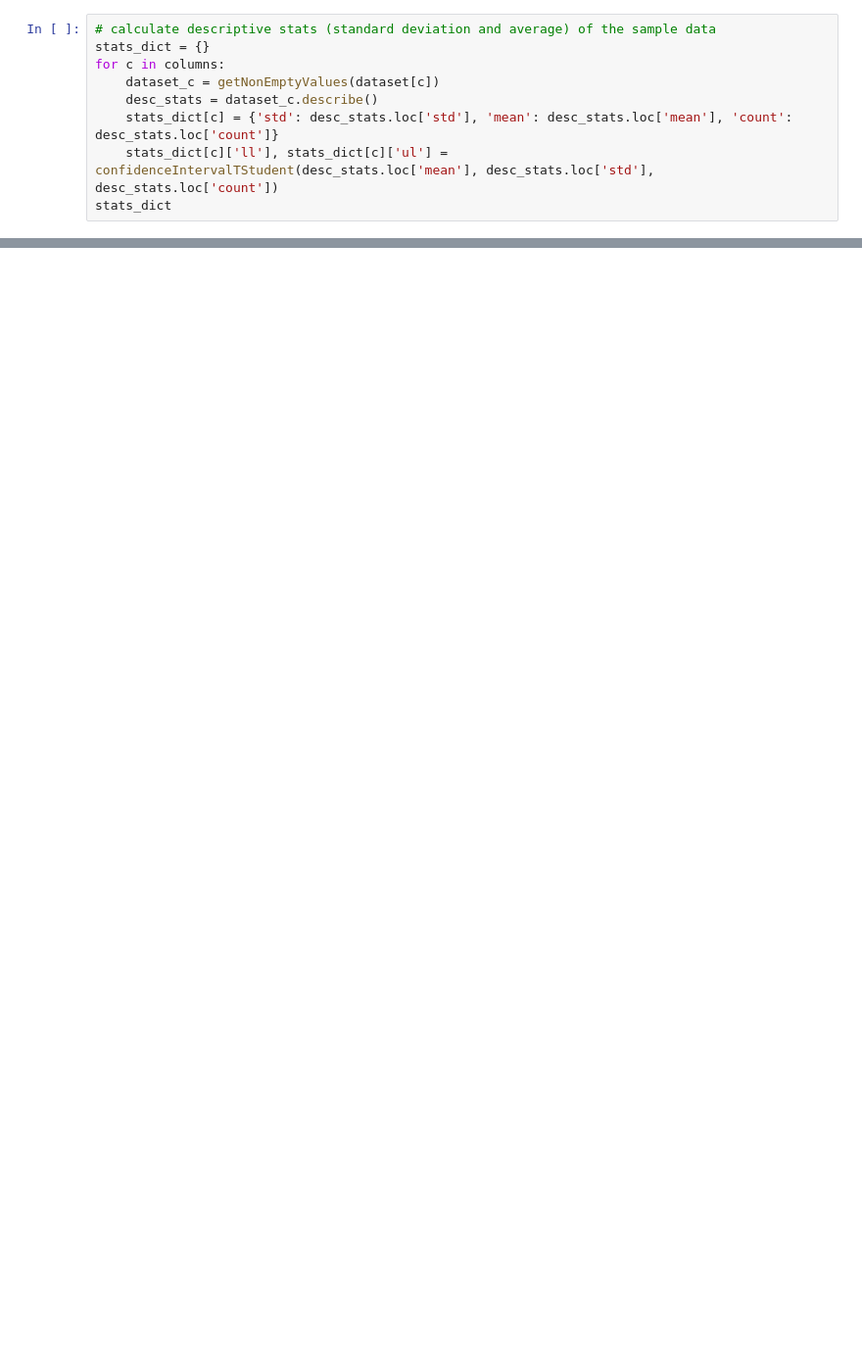
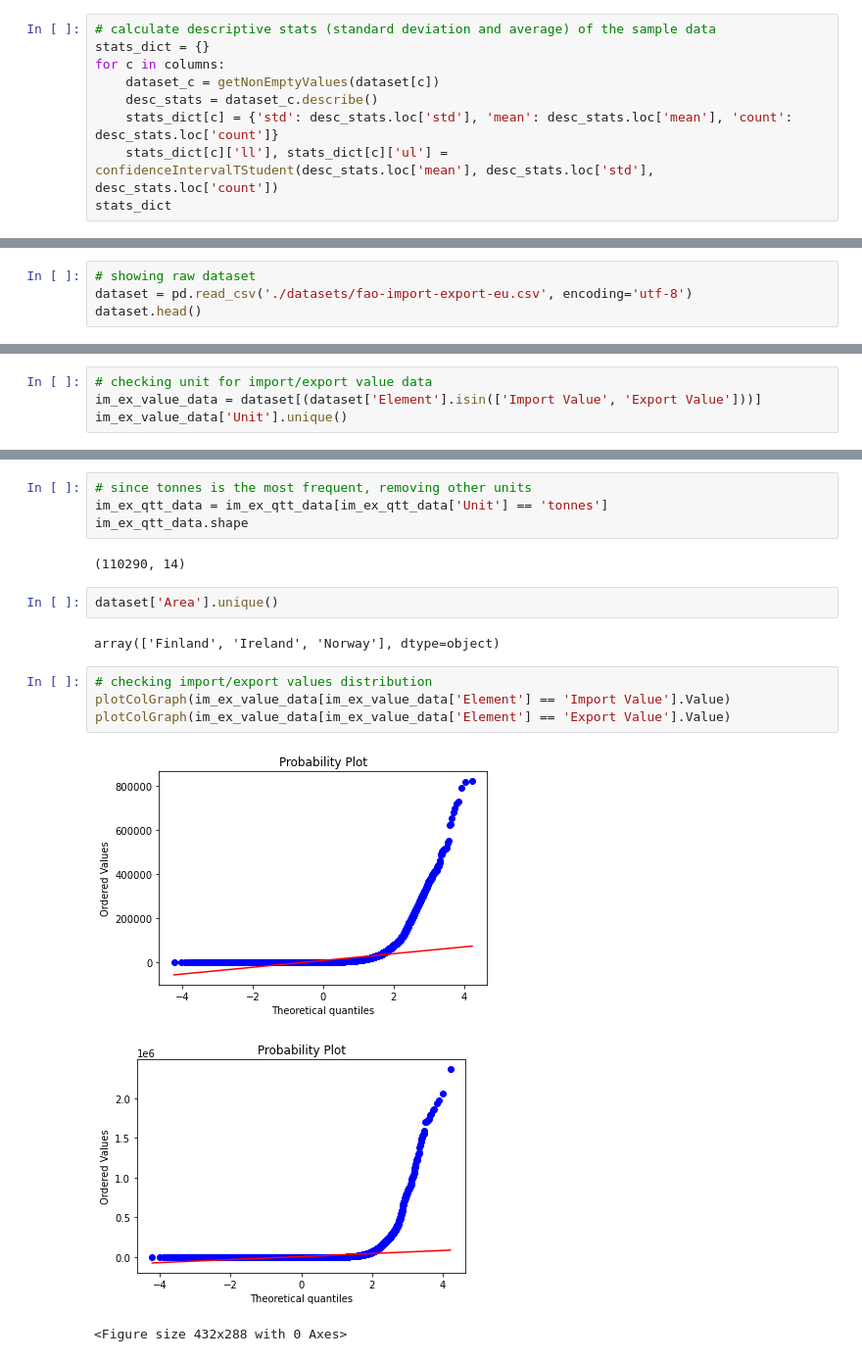
Before and after one commit to CCT-MastersDA/cct-ca2, a Jupyter notebook: jupyter/Statistics.ipynb, the cells around one changed output, grey strips where cells are left out. Shown: that part at 98% size. Saved outputs shown, nothing was run; the diff lists cells and outputs as text; blank space fills up the shorter version.

Commit message:
Stats - Import/Export analysis - Start of food price inflation

```diff
--- a/jupyter/Statistics.ipynb
+++ b/jupyter/Statistics.ipynb
@@ -162,0 +213,4 @@ plt.legend(loc=2)
+# %%
+# showing raw dataset
+dataset = pd.read_csv('./datasets/fao-import-export-eu.csv', encoding='utf-8')
+dataset.head()
@@ -162,0 +251,4 @@ plt.legend(loc=2)
+# %%
+# checking unit for import/export value data
+im_ex_value_data = dataset[(dataset['Element'].isin(['Import Value', 'Export Value']))]
+im_ex_value_data['Unit'].unique()
@@ -162,0 +267,18 @@ plt.legend(loc=2)
+# %%
+# since tonnes is the most frequent, removing other units
+im_ex_qtt_data = im_ex_qtt_data[im_ex_qtt_data['Unit'] == 'tonnes']
+im_ex_qtt_data.shape
+# %% [output]
+(110290, 14)
+# %%
+dataset['Area'].unique()
+# %% [output]
+array(['Finland', 'Ireland', 'Norway'], dtype=object)
+# %%
+# checking import/export values distribution
+plotColGraph(im_ex_value_data[im_ex_value_data['Element'] == 'Import Value'].Value)
+plotColGraph(im_ex_value_data[im_ex_value_data['Element'] == 'Export Value'].Value)
+# %% [output]
+[figure, added]
+[figure, added]
+<Figure size 432x288 with 0 Axes>
```
Also changed, not shown: parts of 54 cells of this notebook, 5 other files.
